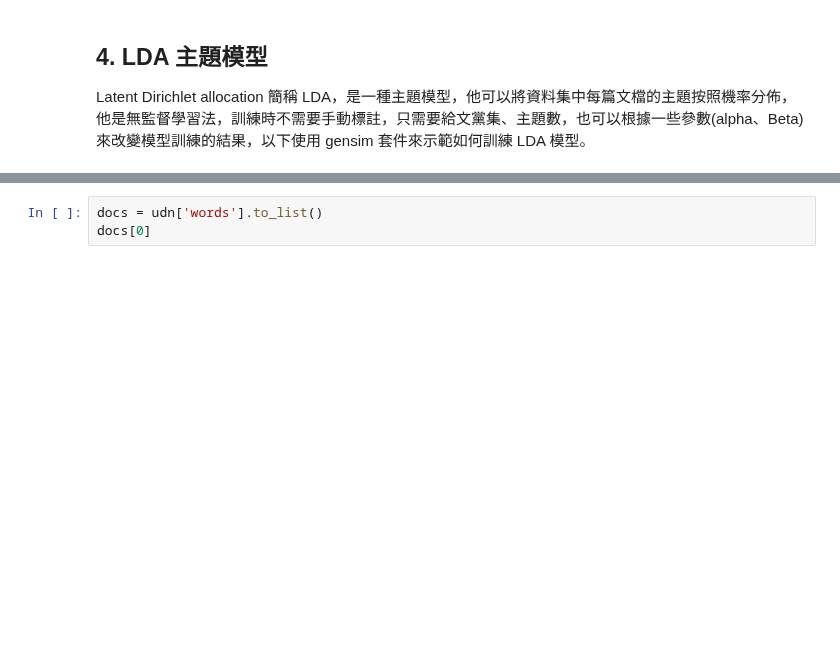
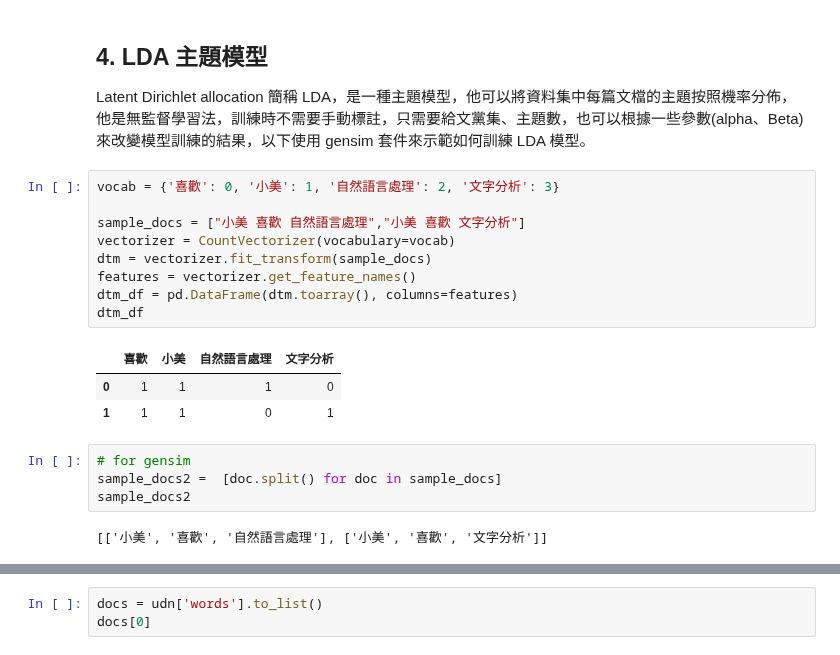
Before and after one commit to Text-Analytics-and-Retrieval/SMA_2023S, a Jupyter notebook: week12_topic_model/topic_model_zh_udn.ipynb, the cells around one changed output, grey strips where cells are left out. Drawn from its saved outputs; the diff is of its cells as text; blank space fills up the shorter version.

Commit message:
add sample for gensim dict

```diff
--- a/week12_topic_model/topic_model_zh_udn.ipynb
+++ b/week12_topic_model/topic_model_zh_udn.ipynb
@@ -352,3 +352,22 @@ thetas.head()
 # %% [markdown]
 ## 4. LDA 主題模型
 Latent Dirichlet allocation 簡稱 LDA，是一種主題模型，他可以將資料集中每篇文檔的主題按照機率分佈，他是無監督學習法，訓練時不需要手動標註，只需要給文黨集、主題數，也可以根據一些參數(alpha、Beta)來改變模型訓練的結果，以下使用 gensim 套件來示範如何訓練 LDA 模型。
+# %%
+vocab = {'喜歡': 0, '小美': 1, '自然語言處理': 2, '文字分析': 3}
+
+sample_docs = ["小美 喜歡 自然語言處理","小美 喜歡 文字分析"]
+vectorizer = CountVectorizer(vocabulary=vocab)
+dtm = vectorizer.fit_transform(sample_docs)
+features = vectorizer.get_feature_names()
+dtm_df = pd.DataFrame(dtm.toarray(), columns=features)
+dtm_df
+# %% [output]
+|  | 喜歡 | 小美 | 自然語言處理 | 文字分析 |
+| 0 | 1 | 1 | 1 | 0 |
+| 1 | 1 | 1 | 0 | 1 |
+# %%
+# for gensim
+sample_docs2 =  [doc.split() for doc in sample_docs]
+sample_docs2
+# %% [output]
+[['小美', '喜歡', '自然語言處理'], ['小美', '喜歡', '文字分析']]
```
Also changed, not shown: parts of 17 cells of this notebook.
